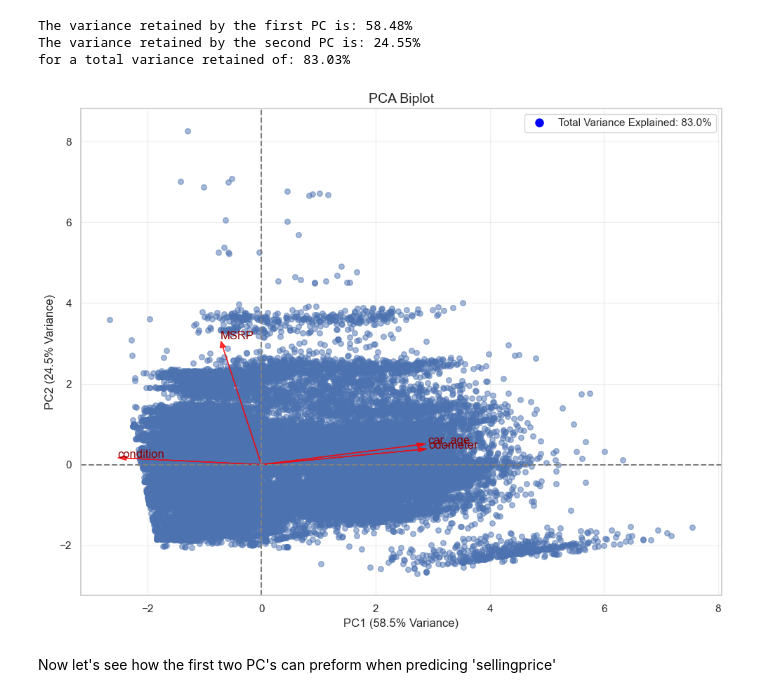
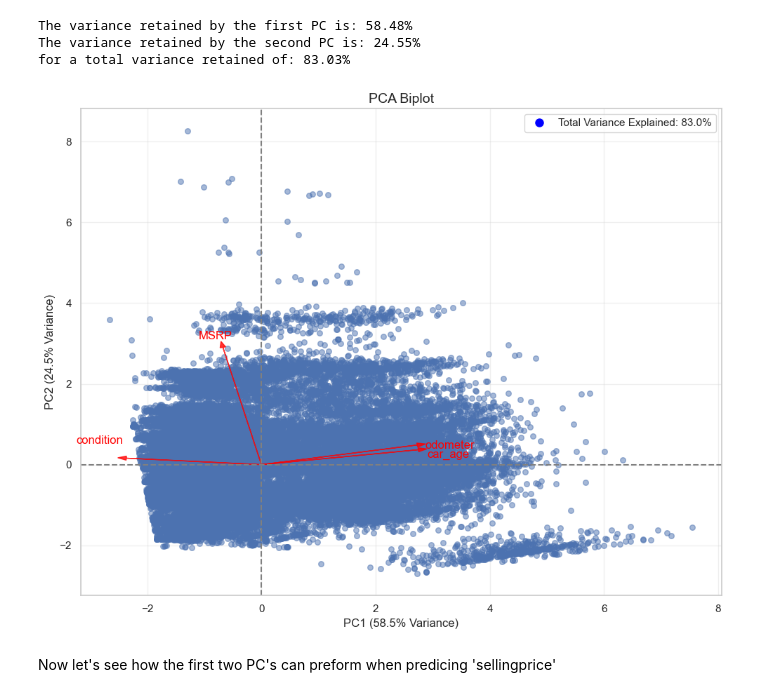
Before and after one commit to skyrez18/ds3870_final_project, a Jupyter notebook: code.ipynb, the cells around one changed output. Drawn from its saved outputs; the diff is of its cells as text; code cells hidden in the pictures.

```diff
--- a/code.ipynb
+++ b/code.ipynb
@@ -300,12 +316,12 @@ First, lets look at some bloxplots of our numerical features to understand the s
 sns.set(style="whitegrid")
 
 # Select numerical columns
-numerical_cols = ['odometer', 'condition', 'mmr', 'sellingprice', 'MSRP', 'car_age', 'body_size']
+numerical_cols = ['odometer', 'condition', 'sellingprice', 'MSRP', 'car_age', 'body_size']
 
 # Create subplots
 plt.figure(figsize=(12, 8))
 for i, col in enumerate(numerical_cols, 1):
-    plt.subplot(3, 3, i)
+    plt.subplot(3, 2, i)
     sns.boxplot(y=df[col], color='skyblue')
     plt.title(f'Boxplot of {col}')
     plt.ylabel('')
@@ -477,40 +493,41 @@ scatter = plt.scatter(
 )
 
 for i, feature in enumerate(numerical_cols):
     plt.arrow(
         x=0, y=0,
-        dx=loadings[i, 0]*3,  # Scaling factor for visibility
+        dx=loadings[i, 0]*3,
         dy=loadings[i, 1]*3,
         color='red',
         alpha=0.8,
         head_width=0.1
     )
-    plt.text(
-        loadings[i, 0]*3.2,  # Slightly offset from arrow
-        loadings[i, 1]*3.2,
+    plt.text(               # https://matplotlib.org/stable/api/_as_gen/matplotlib.pyplot.text.html
+        loadings[i, 0]*3.6,
+        loadings[-i, 1]*3.2,
         feature,
-        color='darkred',
+        horizontalalignment='center', #
+        color='red',
         fontsize=12
     )
 
 plt.title('PCA Biplot', fontsize=14)
 plt.xlabel(f'PC1 ({round(df_pca.explained_variance_ratio_[0]*100, 1)}% Variance)')
 plt.ylabel(f'PC2 ({round(df_pca.explained_variance_ratio_[1]*100, 1)}% Variance)')
 plt.grid(alpha=0.3)
 plt.axhline(0, color='grey', ls='--')
 plt.axvline(0, color='grey', ls='--')
 
-# Add variance explanation in legend
+# Add variance explanation in legend - https://matplotlib.org/stable/api/_as_gen/matplotlib.pyplot.legend.html
 plt.legend(
     handles=[plt.Line2D([0], [0], marker='o', color='w', label=f'Total Variance Explained: {round(sum(df_pca.explained_variance_ratio_)*100, 1)}%',
              markerfacecolor='blue', markersize=10)],
     loc='best'
 )
 
 plt.tight_layout()
 plt.show()
 # %% [output]
-[figure, old version]
+[figure, new version]
 # %% [markdown]
 Now let's see how the first two PC's can preform when predicing 'sellingprice'
 # %%
```
Also changed, not shown: parts of 11 cells of this notebook.
